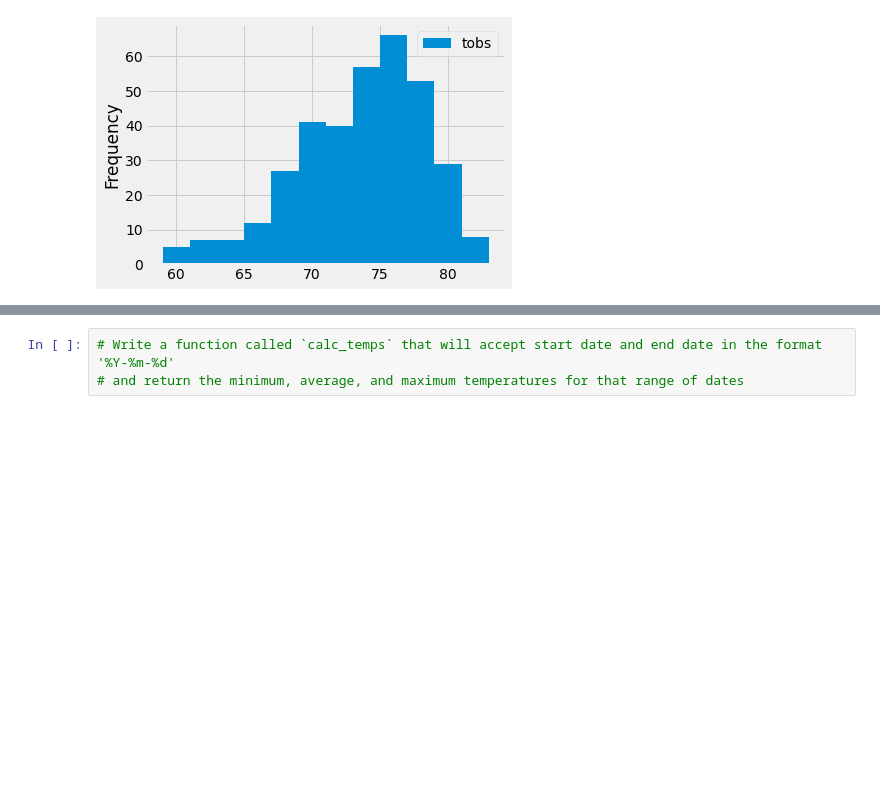
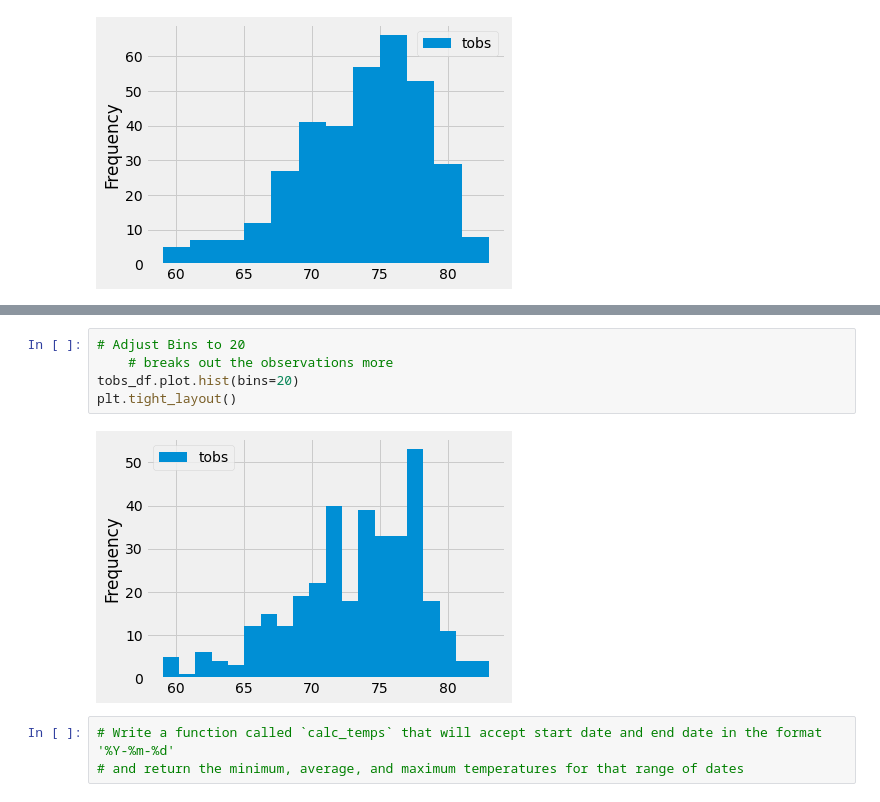
Before and after one commit to jwygonik/surfs_up_analysis, a Jupyter notebook: climate_analysis.ipynb, the cells around one changed output, grey strips where cells are left out. Drawn from its saved outputs; the diff is of its cells as text; blank space fills up the shorter version.

```diff
--- a/climate_analysis.ipynb
+++ b/climate_analysis.ipynb
@@ -194,3 +202,10 @@ plt.tight_layout()
+# %%
+# Adjust Bins to 20
+    # breaks out the observations more
+tobs_df.plot.hist(bins=20)
+plt.tight_layout()
+# %% [output]
+[figure, added]
 # %%
 # Write a function called `calc_temps` that will accept start date and end date in the format '%Y-%m-%d'
 # and return the minimum, average, and maximum temperatures for that range of dates
```
Also changed, not shown: parts of 1 cell of this notebook, 2 other files.
